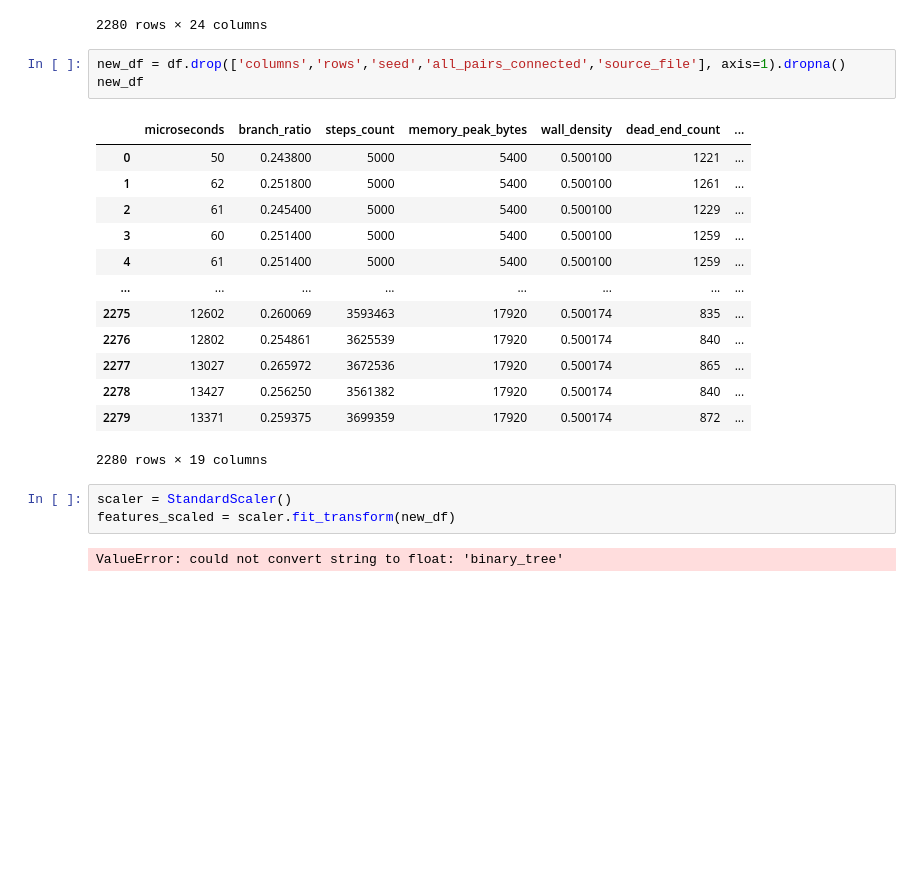
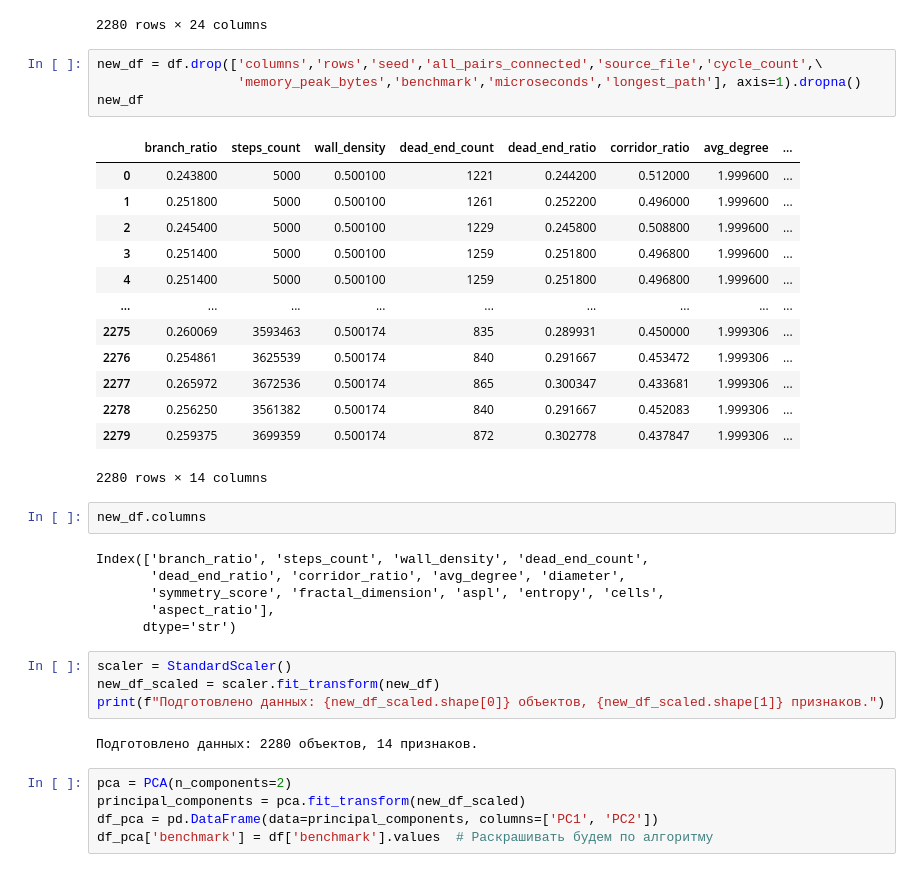
Before and after one commit to MIvi-test/labirit, a Jupyter notebook: analisys/statiscic.ipynb, the cells around one changed output. Saved outputs shown, nothing was run; the diff lists cells and outputs as text; blank space fills up the shorter version.

```diff
--- a/analisys/statiscic.ipynb
+++ b/analisys/statiscic.ipynb
@@ -73,24 +72,39 @@ df
 | 2279 | 72 | 40 | 1010 | 13371 | True | 0.259375 | 3699359 | ... |
 2280 rows × 24 columns
 # %%
-new_df = df.drop(['columns','rows','seed','all_pairs_connected','source_file'], axis=1).dropna()
+new_df = df.drop(['columns','rows','seed','all_pairs_connected','source_file','cycle_count',\
+                  'memory_peak_bytes','benchmark','microseconds','longest_path'], axis=1).dropna()
 new_df
 # %% [output]
-|  | microseconds | branch_ratio | steps_count | memory_peak_bytes | wall_density | dead_end_count | ... |
-| 0 | 50 | 0.243800 | 5000 | 5400 | 0.500100 | 1221 | ... |
-| 1 | 62 | 0.251800 | 5000 | 5400 | 0.500100 | 1261 | ... |
-| 2 | 61 | 0.245400 | 5000 | 5400 | 0.500100 | 1229 | ... |
-| 3 | 60 | 0.251400 | 5000 | 5400 | 0.500100 | 1259 | ... |
-| 4 | 61 | 0.251400 | 5000 | 5400 | 0.500100 | 1259 | ... |
-| ... | ... | ... | ... | ... | ... | ... | ... |
-| 2275 | 12602 | 0.260069 | 3593463 | 17920 | 0.500174 | 835 | ... |
-| 2276 | 12802 | 0.254861 | 3625539 | 17920 | 0.500174 | 840 | ... |
-| 2277 | 13027 | 0.265972 | 3672536 | 17920 | 0.500174 | 865 | ... |
-| 2278 | 13427 | 0.256250 | 3561382 | 17920 | 0.500174 | 840 | ... |
-| 2279 | 13371 | 0.259375 | 3699359 | 17920 | 0.500174 | 872 | ... |
+|  | branch_ratio | steps_count | wall_density | dead_end_count | dead_end_ratio | corridor_ratio | avg_degree | ... |
+| 0 | 0.243800 | 5000 | 0.500100 | 1221 | 0.244200 | 0.512000 | 1.999600 | ... |
+| 1 | 0.251800 | 5000 | 0.500100 | 1261 | 0.252200 | 0.496000 | 1.999600 | ... |
+| 2 | 0.245400 | 5000 | 0.500100 | 1229 | 0.245800 | 0.508800 | 1.999600 | ... |
+| 3 | 0.251400 | 5000 | 0.500100 | 1259 | 0.251800 | 0.496800 | 1.999600 | ... |
+| 4 | 0.251400 | 5000 | 0.500100 | 1259 | 0.251800 | 0.496800 | 1.999600 | ... |
+| ... | ... | ... | ... | ... | ... | ... | ... | ... |
+| 2275 | 0.260069 | 3593463 | 0.500174 | 835 | 0.289931 | 0.450000 | 1.999306 | ... |
+| 2276 | 0.254861 | 3625539 | 0.500174 | 840 | 0.291667 | 0.453472 | 1.999306 | ... |
+| 2277 | 0.265972 | 3672536 | 0.500174 | 865 | 0.300347 | 0.433681 | 1.999306 | ... |
+| 2278 | 0.256250 | 3561382 | 0.500174 | 840 | 0.291667 | 0.452083 | 1.999306 | ... |
+| 2279 | 0.259375 | 3699359 | 0.500174 | 872 | 0.302778 | 0.437847 | 1.999306 | ... |
-2280 rows × 19 columns
+2280 rows × 14 columns
-# %%
-scaler = StandardScaler()
-features_scaled = scaler.fit_transform(new_df)
-# %% [output]
-ValueError: could not convert string to float: 'binary_tree'
+# %%
+new_df.columns
+# %% [output]
+Index(['branch_ratio', 'steps_count', 'wall_density', 'dead_end_count',
+       'dead_end_ratio', 'corridor_ratio', 'avg_degree', 'diameter',
+       'symmetry_score', 'fractal_dimension', 'aspl', 'entropy', 'cells',
+       'aspect_ratio'],
+      dtype='str')
+# %%
+scaler = StandardScaler()
+new_df_scaled = scaler.fit_transform(new_df)
+print(f"Подготовлено данных: {new_df_scaled.shape[0]} объектов, {new_df_scaled.shape[1]} признаков.")
+# %% [output]
+Подготовлено данных: 2280 объектов, 14 признаков.
+# %%
+pca = PCA(n_components=2)
+principal_components = pca.fit_transform(new_df_scaled)
+df_pca = pd.DataFrame(data=principal_components, columns=['PC1', 'PC2'])
+df_pca['benchmark'] = df['benchmark'].values  # Раскрашивать будем по алгоритму
```
Also changed, not shown: parts of 8 cells of this notebook, 1 other file.
